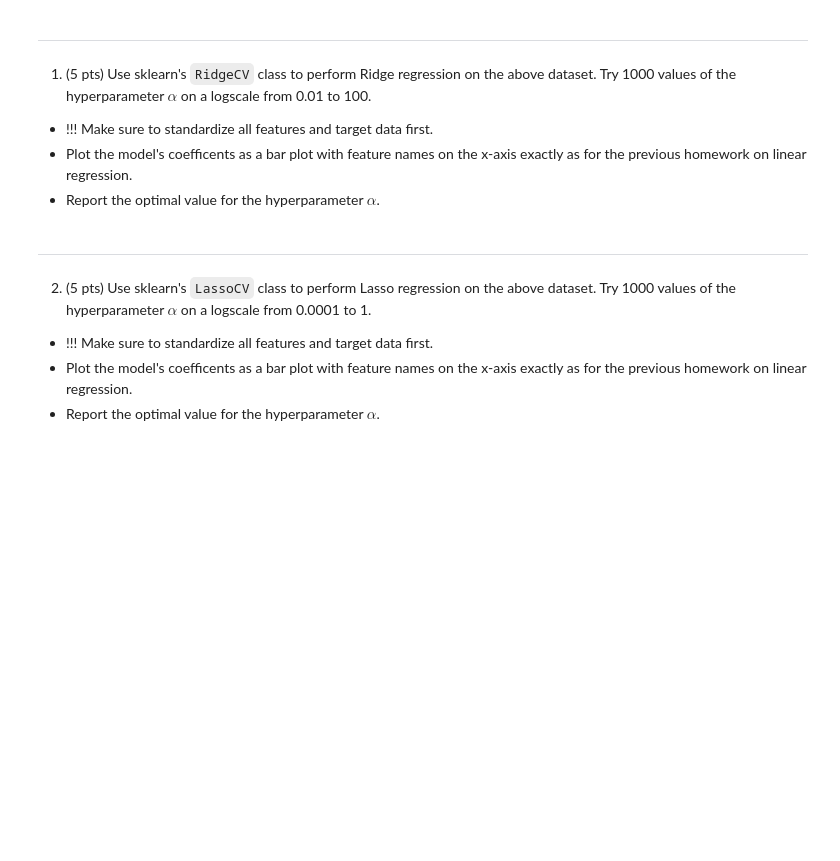
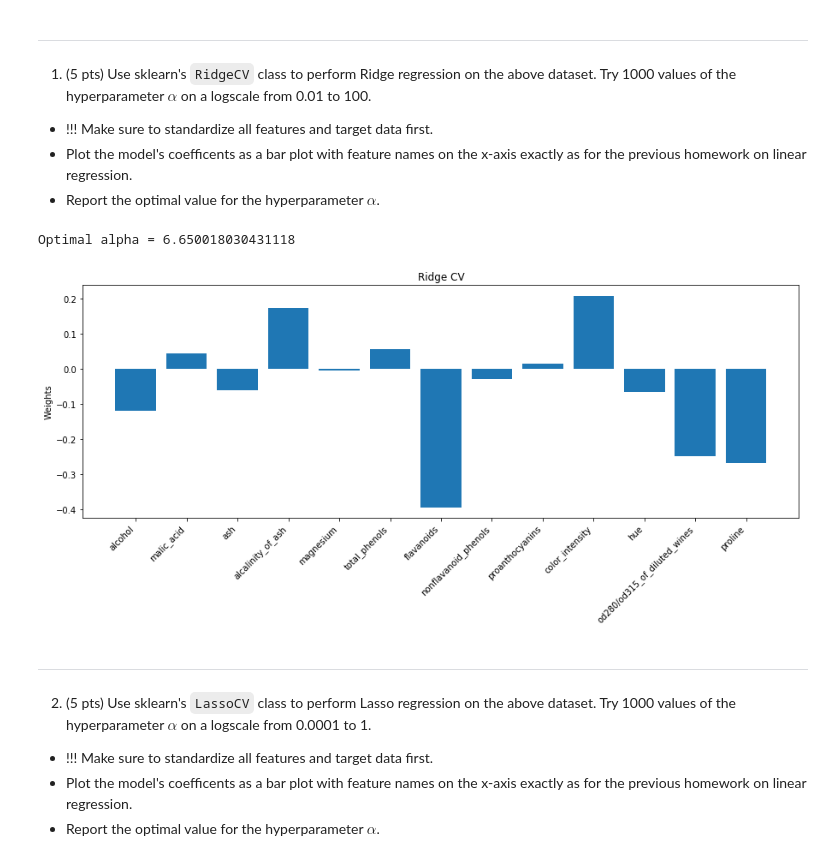
Before and after one commit to marcel-goldschen-ohm/NEU-337-Spring-2020, a Jupyter notebook: homework/homework-regularization.ipynb, the cells around one changed output. Saved outputs shown, nothing was run; the diff lists cells and outputs as text; code cells hidden in the pictures; blank space fills up the shorter version.

```diff
--- a/homework/homework-regularization.ipynb
+++ b/homework/homework-regularization.ipynb
@@ -11,6 +11,38 @@ dataset = datasets.load_wine()
 * !!! Make sure to standardize all features and target data first.
 * Plot the model's coefficents as a bar plot with feature names on the x-axis exactly as for the previous homework on linear regression.
 * Report the optimal value for the hyperparameter $\alpha$.
+# %%
+import numpy as np
+
+X = dataset.data
+y = dataset.target
+
+X = X - X.mean(axis=0)
+X = X / X.std(axis=0)
+
+y = y - y.mean()
+y = y / y.std()
+
+from sklearn.linear_model import RidgeCV
+
+alphas = np.logspace(-2, 2, 1000)
+ridge = RidgeCV(alphas=alphas)
+ridge.fit(X, y);
+
+print(f"Optimal alpha = {ridge.alpha_}")
+# %% [output]
+Optimal alpha = 6.650018030431118
+# %%
+import matplotlib.pyplot as plt
+
+nfeatures = X.shape[1]
+plt.figure(figsize=(15, 5))
+plt.bar(range(nfeatures), ridge.coef_)
+plt.xticks(range(nfeatures), dataset.feature_names, rotation=45, ha='right')
+plt.ylabel('Weights')
+plt.title('Ridge CV');
+# %% [output]
+[figure, added]
 # %% [markdown]
 ---
 2. (5 pts) Use sklearn's `LassoCV` class to perform Lasso regression on the above dataset. Try 1000 values of the hyperparameter $\alpha$ on a logscale from 0.0001 to 1.
```
Also changed, not shown: parts of 3 cells of this notebook.
